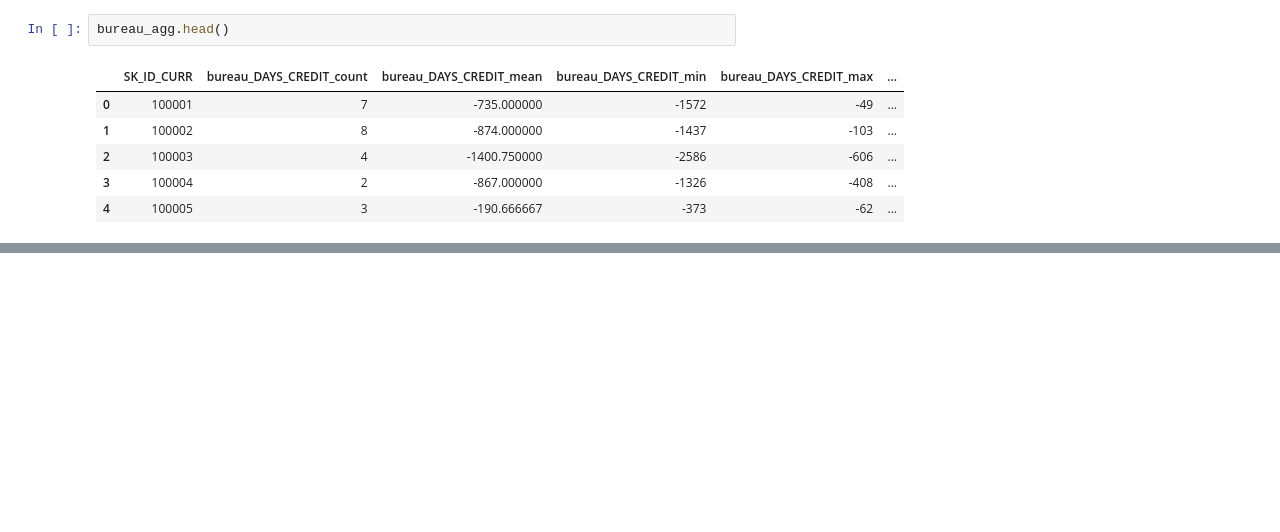
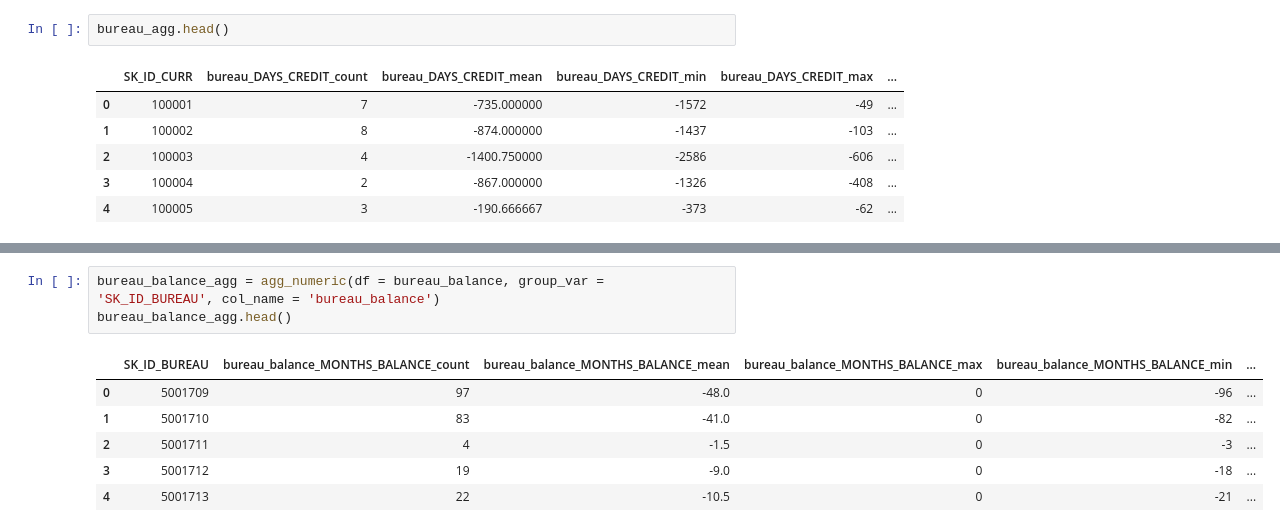
Before and after one commit to salma71/home_credit_risk, a Jupyter notebook: notebooks/KBF_engineering/credit_risk_part#2.ipynb, the cells around one changed output, grey strips where cells are left out. Saved outputs shown, nothing was run; the diff lists cells and outputs as text; blank space fills up the shorter version.

```diff
--- a/notebooks/KBF_engineering/credit_risk_part#2.ipynb
+++ b/notebooks/KBF_engineering/credit_risk_part#2.ipynb
@@ -324,0 +491,10 @@ bureau_agg.head()
+# %%
+bureau_balance_agg = agg_numeric(df = bureau_balance, group_var = 'SK_ID_BUREAU', col_name = 'bureau_balance')
+bureau_balance_agg.head()
+# %% [output]
+|  | SK_ID_BUREAU | bureau_balance_MONTHS_BALANCE_count | bureau_balance_MONTHS_BALANCE_mean | bureau_balance_MONTHS_BALANCE_max | bureau_balance_MONTHS_BALANCE_min | ... |
+| 0 | 5001709 | 97 | -48.0 | 0 | -96 | ... |
+| 1 | 5001710 | 83 | -41.0 | 0 | -82 | ... |
+| 2 | 5001711 | 4 | -1.5 | 0 | -3 | ... |
+| 3 | 5001712 | 19 | -9.0 | 0 | -18 | ... |
+| 4 | 5001713 | 22 | -10.5 | 0 | -21 | ... |
```
Also changed, not shown: parts of 43 cells of this notebook.
